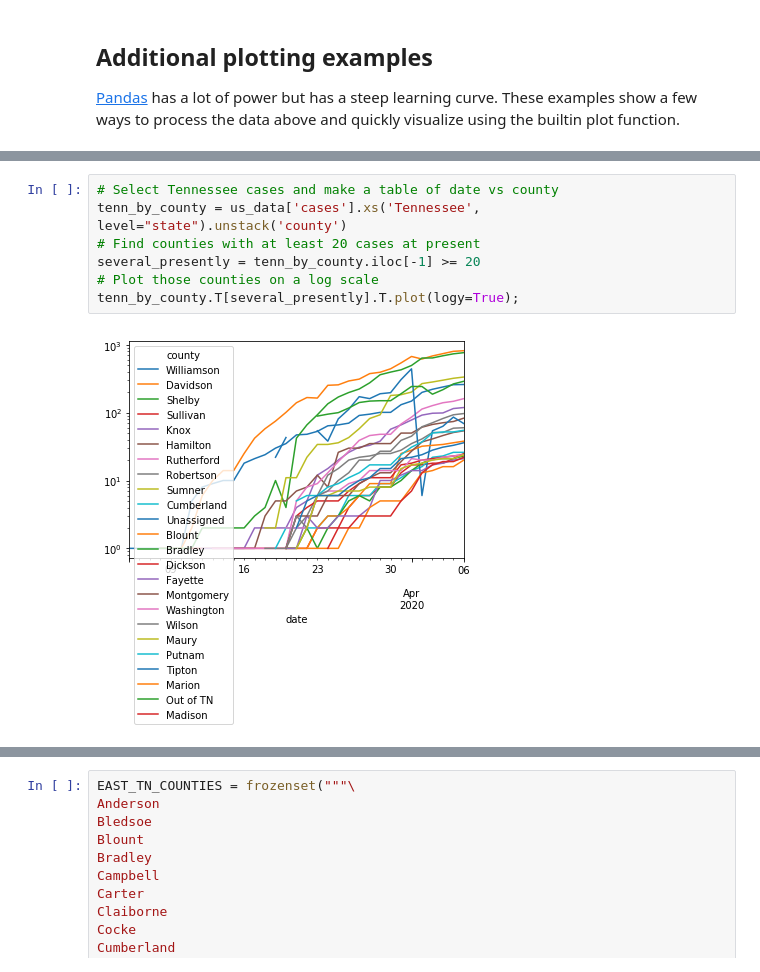
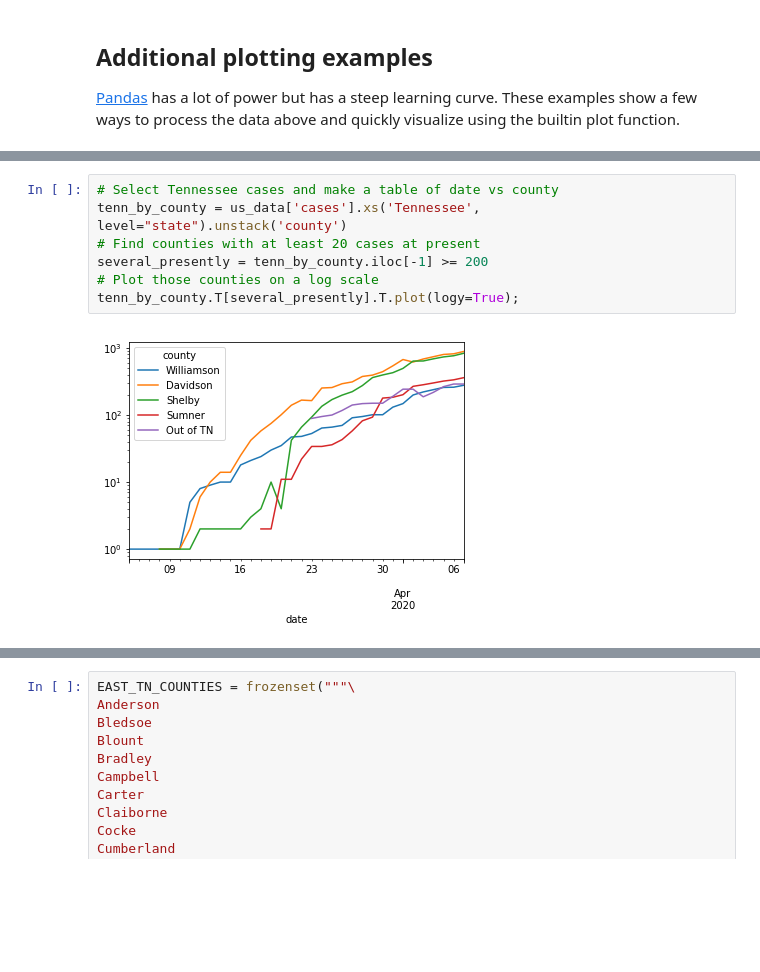
Before and after one commit to ragusa/covid-19-analysis, a Jupyter notebook: cases.ipynb, the cells around one changed output, grey strips where cells are left out. Drawn from its saved outputs; the diff is of its cells as text; blank space fills up the shorter version.

```diff
--- a/cases.ipynb
+++ b/cases.ipynb
@@ -268,9 +305,9 @@ plt.close()
 # %%
 # Select Tennessee cases and make a table of date vs county
 tenn_by_county = us_data['cases'].xs('Tennessee', level="state").unstack('county')
 # Find counties with at least 20 cases at present
-several_presently = tenn_by_county.iloc[-1] >= 20
+several_presently = tenn_by_county.iloc[-1] >= 200
 # Plot those counties on a log scale
 tenn_by_county.T[several_presently].T.plot(logy=True);
 # %% [output]
-[figure, old version]
+[figure, new version]
```
Also changed, not shown: parts of 11 cells of this notebook, 9 other files.
